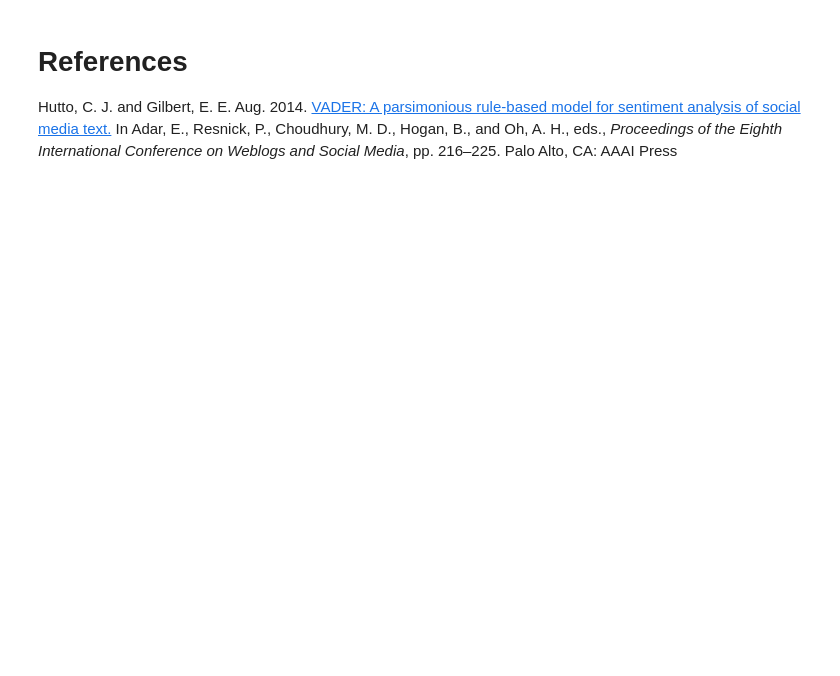
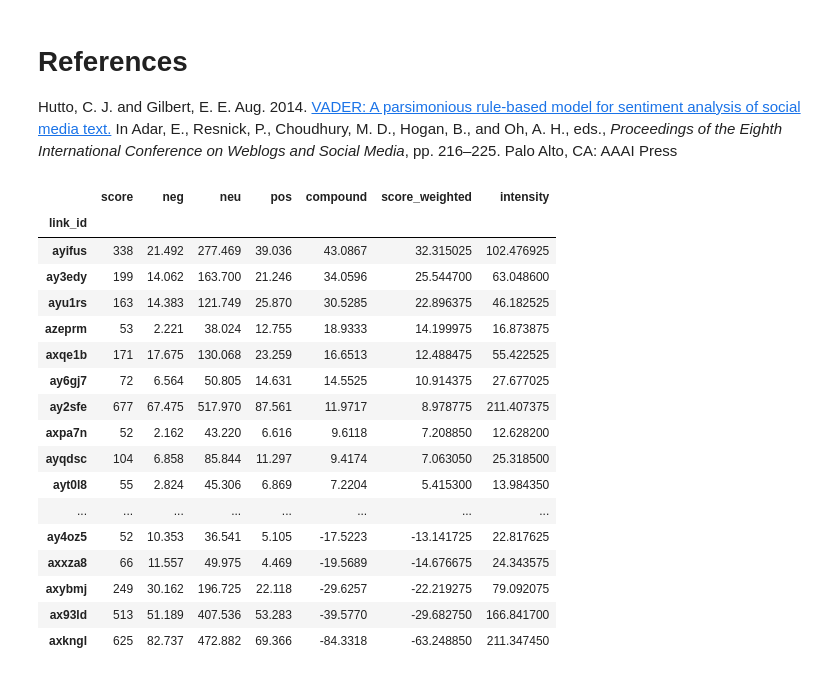
Before and after one commit to jgodin21/project_5, a Jupyter notebook: code/3-Analyze-sentiment.ipynb, the cells around one changed output. Drawn from its saved outputs; the diff is of its cells as text; code cells hidden in the pictures; blank space fills up the shorter version.

```diff
--- a/code/3-Analyze-sentiment.ipynb
+++ b/code/3-Analyze-sentiment.ipynb
@@ -460,3 +476,28 @@ for keyword in ["Trump", "CDC"]:
 # References
 
 Hutto, C. J. and Gilbert, E. E. Aug. 2014. [VADER: A parsimonious rule-based model for sentiment analysis of social media text.](http://www.aaai.org/ocs/index.php/ICWSM/ICWSM14/paper/view/8109) In Adar, E., Resnick, P., Choudhury, M. D., Hogan, B., and Oh, A. H., eds., *Proceedings of the Eighth International Conference on Weblogs and Social Media*, pp. 216–225. Palo Alto, CA: AAAI Press
+# %%
+covid[
+    (covid["city"] == "New York") &
+    (covid["time"].dt.year == 2019) &
+    (covid["time"].dt.week == 10)
+].groupby("link_id").sum().sort_values("score_weighted", ascending=False)
+# %% [output]
+|  | score | neg | neu | pos | compound | score_weighted | intensity |
+| link_id |  |  |  |  |  |  |  |
+| ayifus | 338 | 21.492 | 277.469 | 39.036 | 43.0867 | 32.315025 | 102.476925 |
+| ay3edy | 199 | 14.062 | 163.700 | 21.246 | 34.0596 | 25.544700 | 63.048600 |
+| ayu1rs | 163 | 14.383 | 121.749 | 25.870 | 30.5285 | 22.896375 | 46.182525 |
+| azeprm | 53 | 2.221 | 38.024 | 12.755 | 18.9333 | 14.199975 | 16.873875 |
+| axqe1b | 171 | 17.675 | 130.068 | 23.259 | 16.6513 | 12.488475 | 55.422525 |
+| ay6gj7 | 72 | 6.564 | 50.805 | 14.631 | 14.5525 | 10.914375 | 27.677025 |
+| ay2sfe | 677 | 67.475 | 517.970 | 87.561 | 11.9717 | 8.978775 | 211.407375 |
+| axpa7n | 52 | 2.162 | 43.220 | 6.616 | 9.6118 | 7.208850 | 12.628200 |
+| ayqdsc | 104 | 6.858 | 85.844 | 11.297 | 9.4174 | 7.063050 | 25.318500 |
+| ayt0l8 | 55 | 2.824 | 45.306 | 6.869 | 7.2204 | 5.415300 | 13.984350 |
+| ... | ... | ... | ... | ... | ... | ... | ... |
+| ay4oz5 | 52 | 10.353 | 36.541 | 5.105 | -17.5223 | -13.141725 | 22.817625 |
+| axxza8 | 66 | 11.557 | 49.975 | 4.469 | -19.5689 | -14.676675 | 24.343575 |
+| axybmj | 249 | 30.162 | 196.725 | 22.118 | -29.6257 | -22.219275 | 79.092075 |
+| ax93ld | 513 | 51.189 | 407.536 | 53.283 | -39.5770 | -29.682750 | 166.841700 |
+| axkngl | 625 | 82.737 | 472.882 | 69.366 | -84.3318 | -63.248850 | 211.347450 |
```
Also changed, not shown: parts of 8 cells of this notebook, 5 other files.
